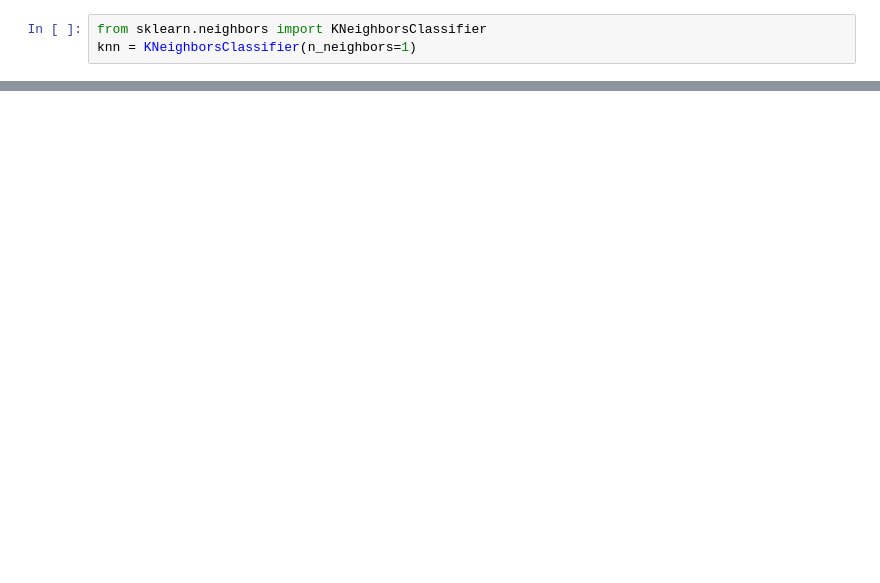
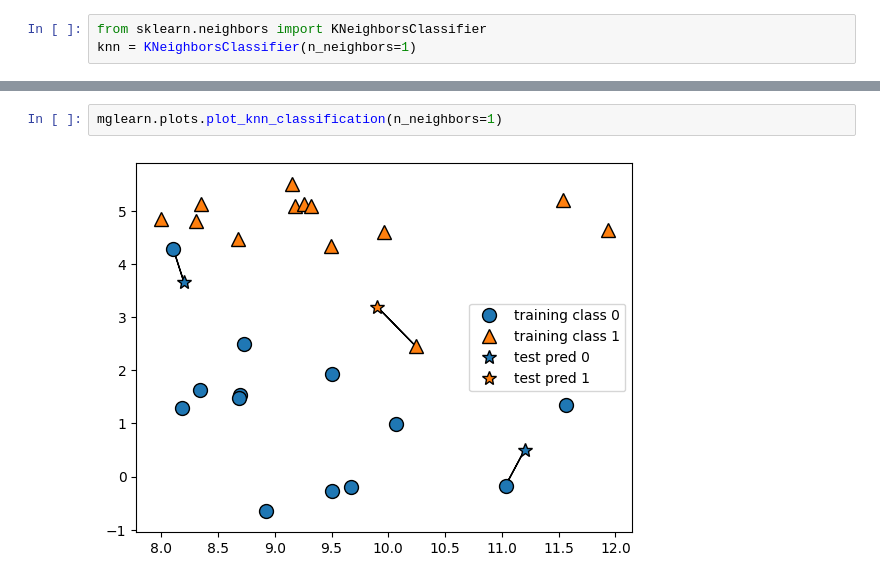
Before and after one commit to MelvTheGoat/Machine-Learning, a Jupyter notebook: Machine_Learning.ipynb, the cells around one changed output, grey strips where cells are left out. Cells and saved outputs as stored; diff of their text form; blank space fills up the shorter version.

```diff
--- a/Machine_Learning.ipynb
+++ b/Machine_Learning.ipynb
@@ -257,0 +178,4 @@ np.float64(0.9736842105263158)
+# %%
+mglearn.plots.plot_knn_classification(n_neighbors=1)
+# %% [output]
+[figure, added]
```
Also changed, not shown: parts of 46 cells of this notebook.
